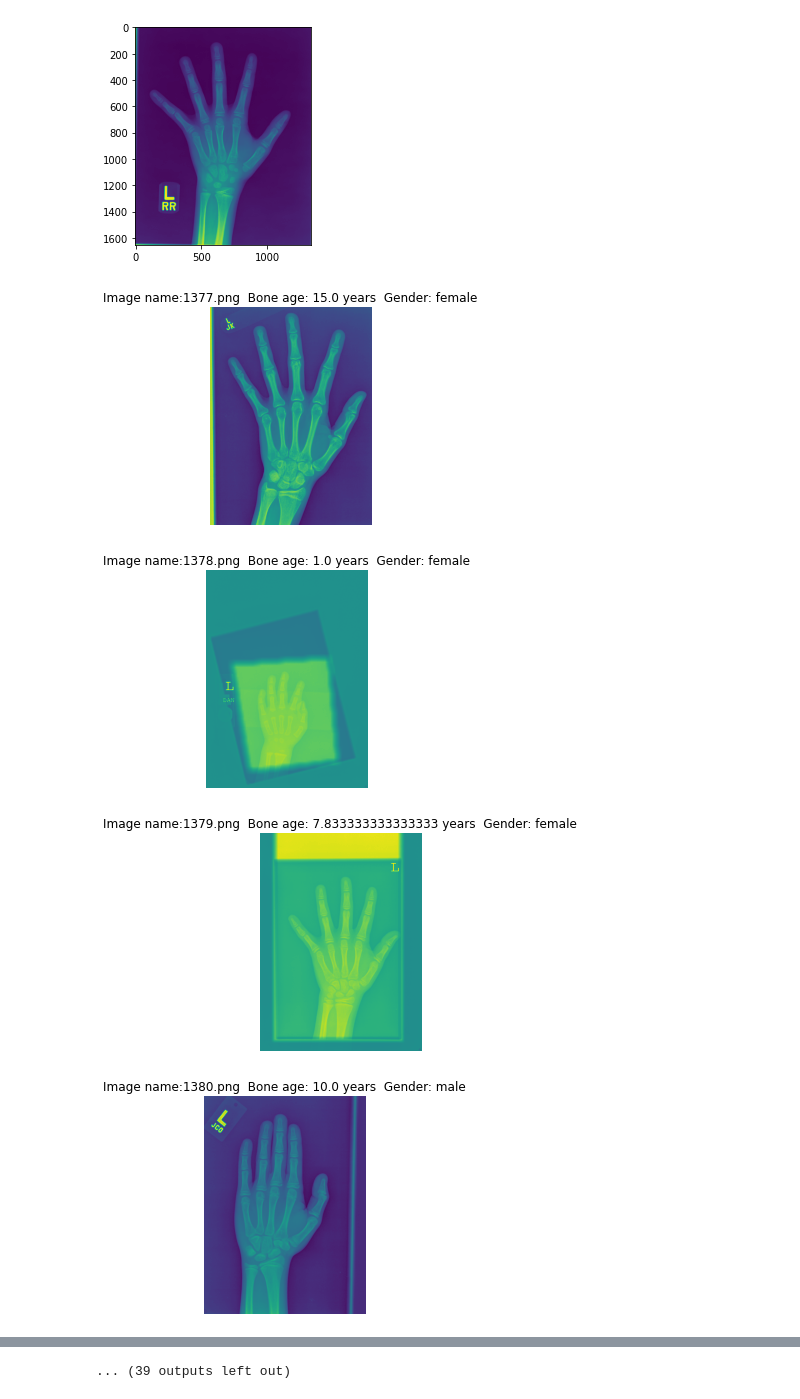
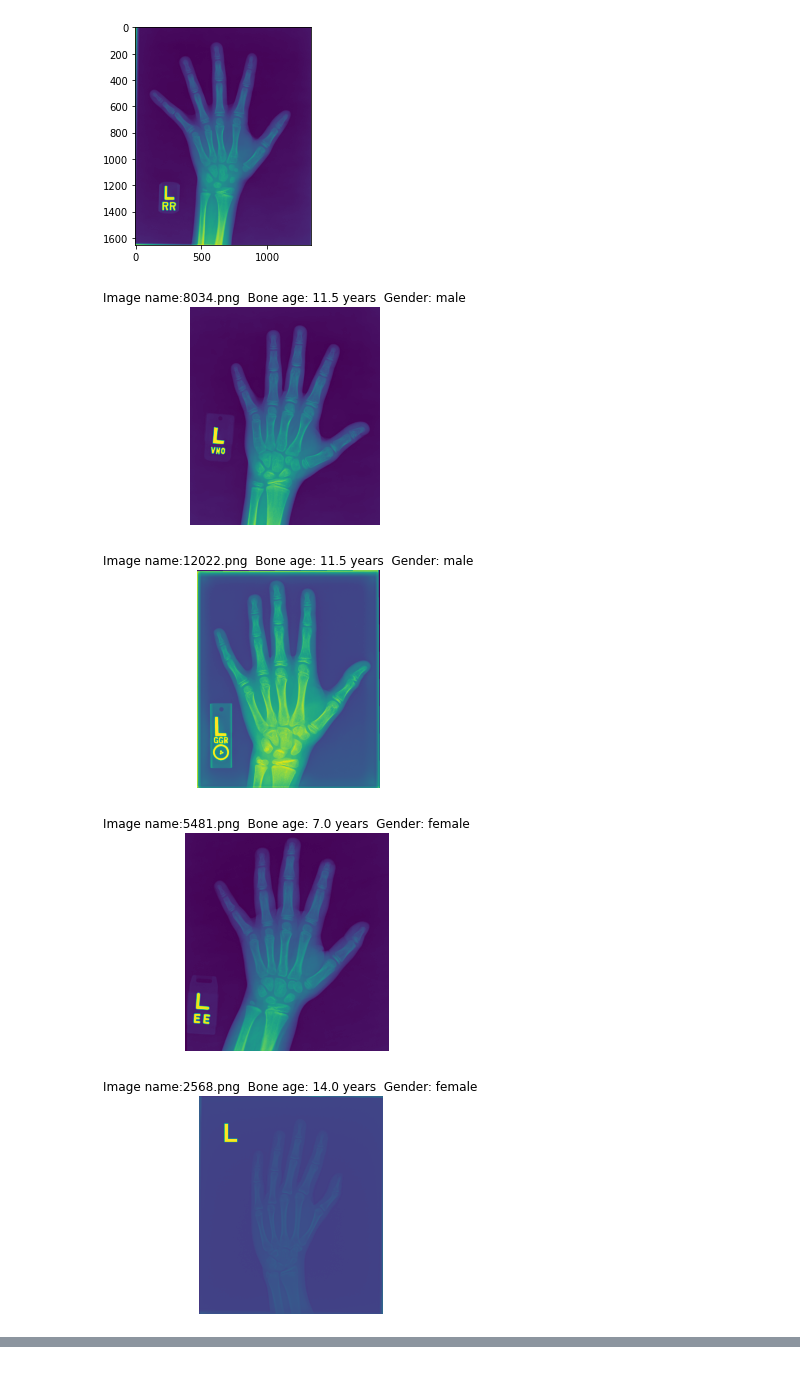
Before and after one commit to nichakornchaisuwan/Project_Boneage, a Jupyter notebook: Toy_Dataset.ipynb, the cells around one changed output, grey strips where cells are left out. Cells and saved outputs as stored; diff of their text form; code cells hidden in the pictures.

```diff
--- a/Toy_Dataset.ipynb
+++ b/Toy_Dataset.ipynb
@@ -246,14 +246,14 @@ import matplotlib.image as mpimg
 #print(data_image)
 # %%
 import matplotlib.image as mpimg
-for filename, boneage, gender in train_df[['id','boneage','gender']].values:
+for filename, boneage, gender in train_df[['id','boneage','gender']].sample(10).values:
     img = mpimg.imread(os.path.join(path,'boneage-training-dataset/')+ filename)
     plt.imshow(img)
     plt.title('Image name:{}  Bone age: {} years  Gender: {}'.format(filename, boneage/12, gender))
     plt.axis('off')
     plt.show()
 # %% [output]
-[figure, old version]
+[figure, new version]
-[figure, old version]
+[figure, new version]
-[figure, old version]
+[figure, new version]
-[figure, old version]
+[figure, new version]
@@ -268 +265,0 @@ for filename, boneage, gender in train_df[['id','boneage','gender']].values:
-... (39 outputs left out)
```
Also changed, not shown: parts of 1 cell of this notebook.
